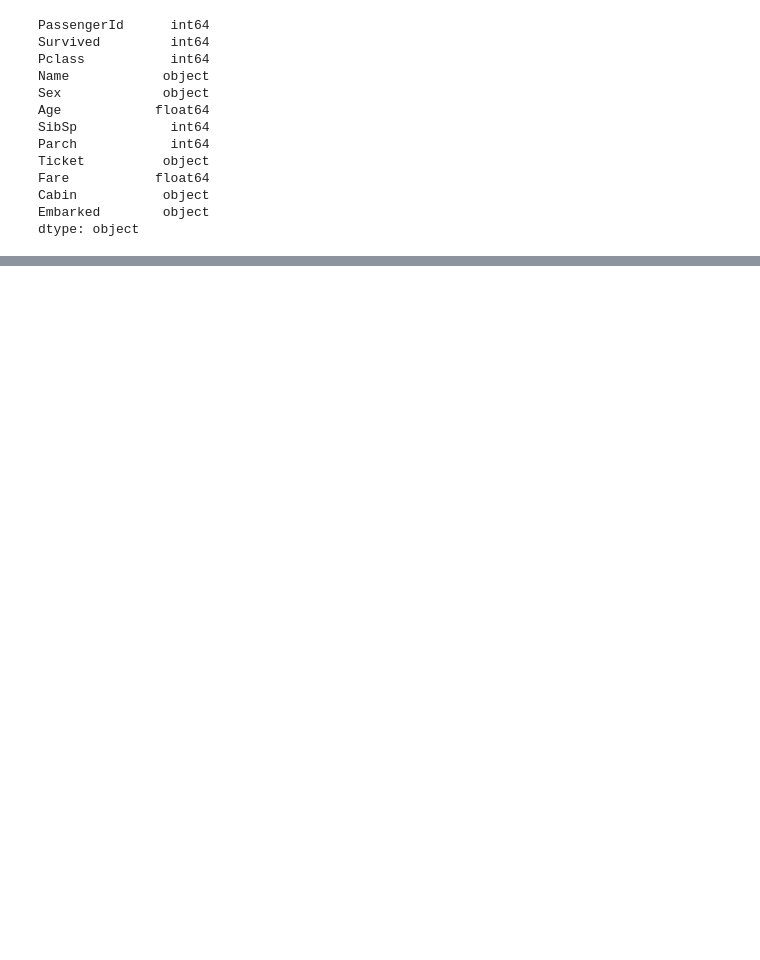
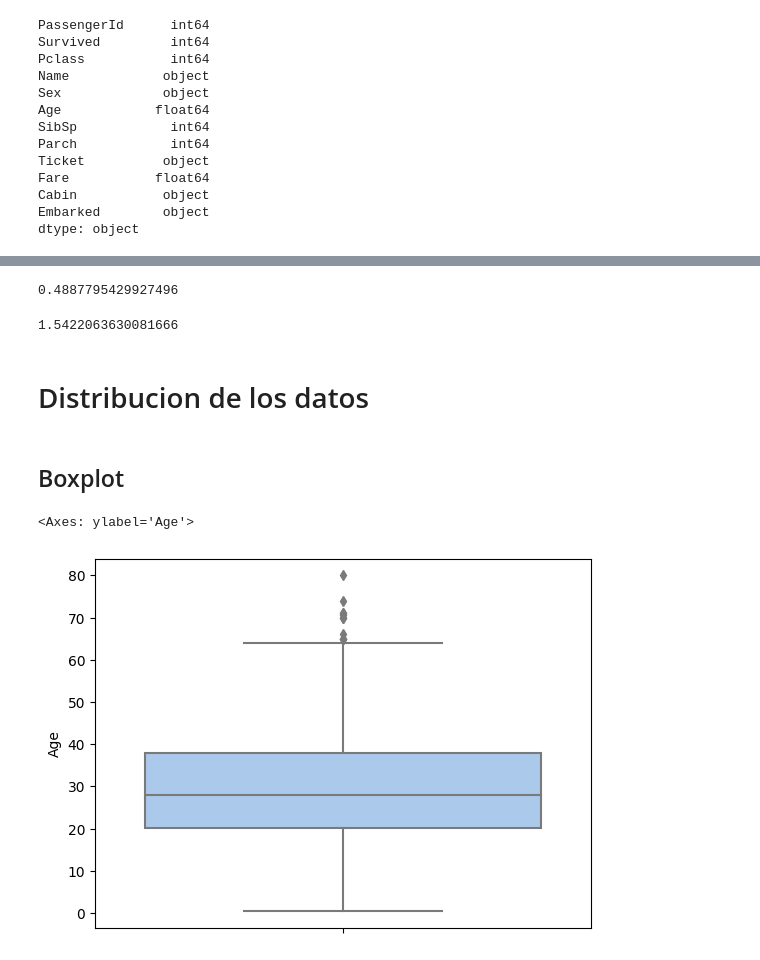
Before and after one commit to HermanMoreno98/Machine_Learning, a Jupyter notebook: Estadistica_para_data_analysis.ipynb, the cells around one changed output, grey strips where cells are left out. Drawn from its saved outputs; the diff is of its cells as text; code cells hidden in the pictures; blank space fills up the shorter version.

```diff
--- a/Estadistica_para_data_analysis.ipynb
+++ b/Estadistica_para_data_analysis.ipynb
@@ -92,0 +262,12 @@ memory usage: 83.7+ KB
+# %%
+edad = np.array(titanic.Age.dropna())
+cv_age = np.std(edad) / np.mean(edad)
+cv_age
+# %% [output]
+0.4887795429927496
+# %%
+fare = np.array(titanic.Fare.dropna())
+cv_fare = np.std(fare) / np.mean(fare)
+cv_fare
+# %% [output]
+1.5422063630081666
@@ -92,0 +278,10 @@ memory usage: 83.7+ KB
+# %% [markdown]
+# Distribucion de los datos
+# %% [markdown]
+## Boxplot
+# %%
+sns.set_palette("pastel")
+sns.boxplot(y=titanic.Age)
+# %% [output]
+<Axes: ylabel='Age'>
+[figure, added]
```
Also changed, not shown: parts of 42 cells of this notebook.
